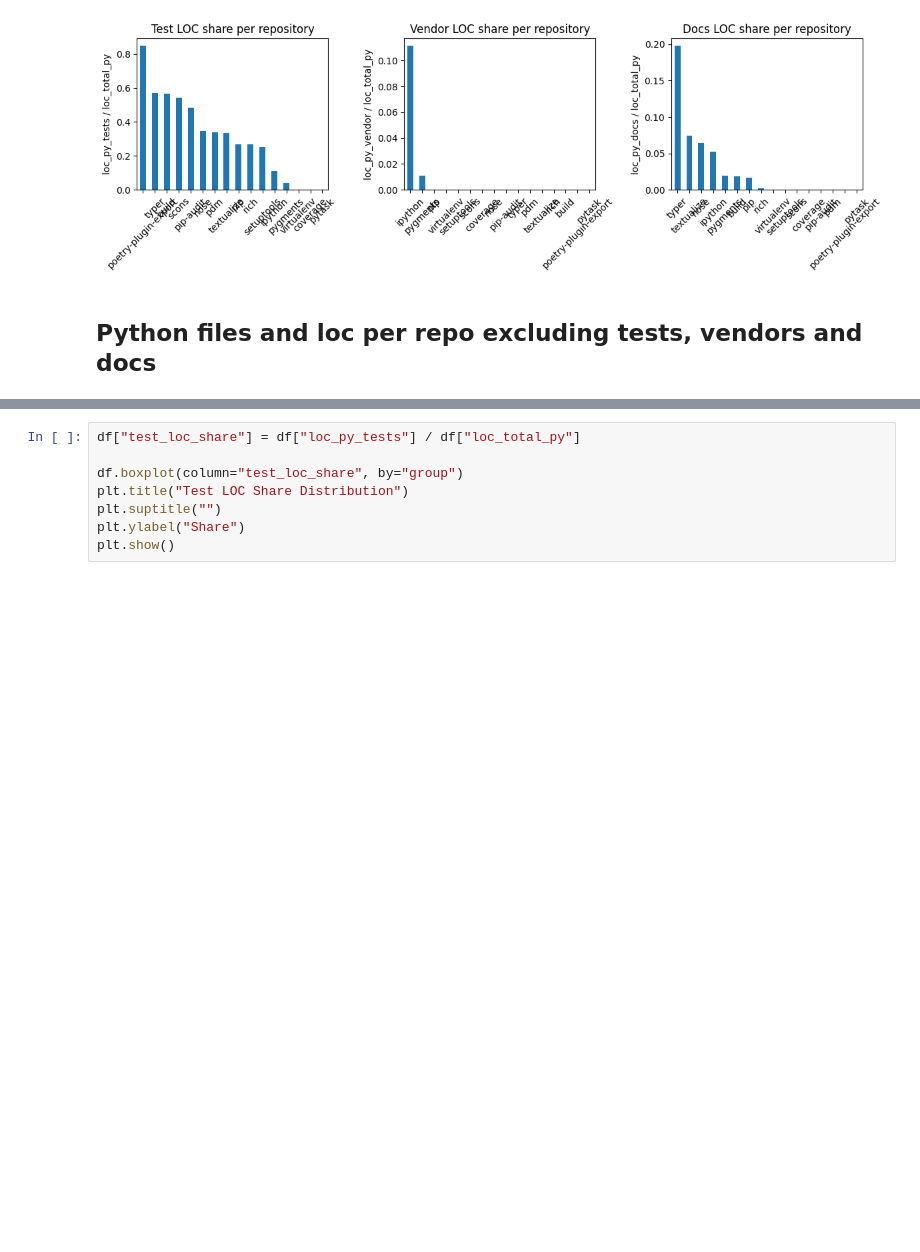
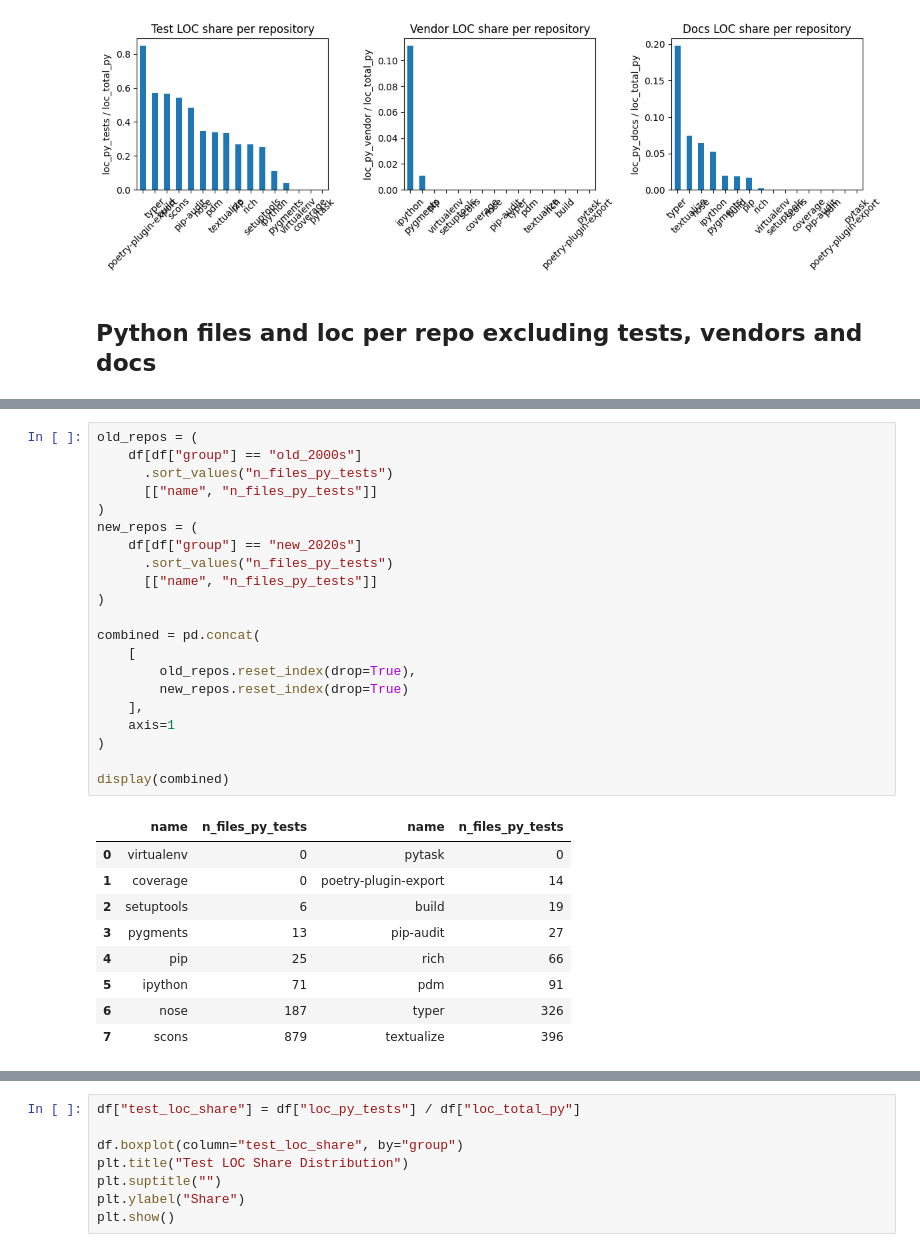
Before and after one commit to mikegaravani/py-comment-evolution, a Jupyter notebook: scripts/repo-census/visualization.ipynb, the cells around one changed output, grey strips where cells are left out. Cells and saved outputs as stored; diff of their text form; blank space fills up the shorter version.

```diff
--- a/scripts/repo-census/visualization.ipynb
+++ b/scripts/repo-census/visualization.ipynb
@@ -311,2 +298,33 @@ display(combined)
+# %%
+old_repos = (
+    df[df["group"] == "old_2000s"]
+      .sort_values("n_files_py_tests")
+      [["name", "n_files_py_tests"]]
+)
+new_repos = (
+    df[df["group"] == "new_2020s"]
+      .sort_values("n_files_py_tests")
+      [["name", "n_files_py_tests"]]
+)
+
+combined = pd.concat(
+    [
+        old_repos.reset_index(drop=True),
+        new_repos.reset_index(drop=True)
+    ],
+    axis=1
+)
+
+display(combined)
+# %% [output]
+|  | name | n_files_py_tests | name | n_files_py_tests |
+| 0 | virtualenv | 0 | pytask | 0 |
+| 1 | coverage | 0 | poetry-plugin-export | 14 |
+| 2 | setuptools | 6 | build | 19 |
+| 3 | pygments | 13 | pip-audit | 27 |
+| 4 | pip | 25 | rich | 66 |
+| 5 | ipython | 71 | pdm | 91 |
+| 6 | nose | 187 | typer | 326 |
+| 7 | scons | 879 | textualize | 396 |
 # %%
 group_files = df.groupby("group")[[
```
Also changed, not shown: parts of 4 cells of this notebook, 1 other file.
